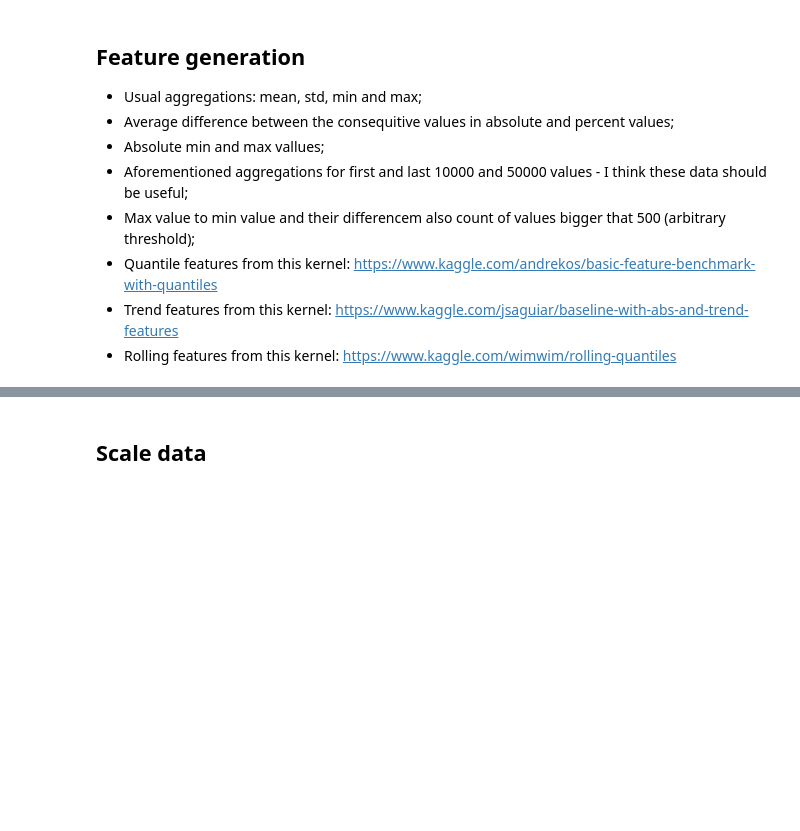
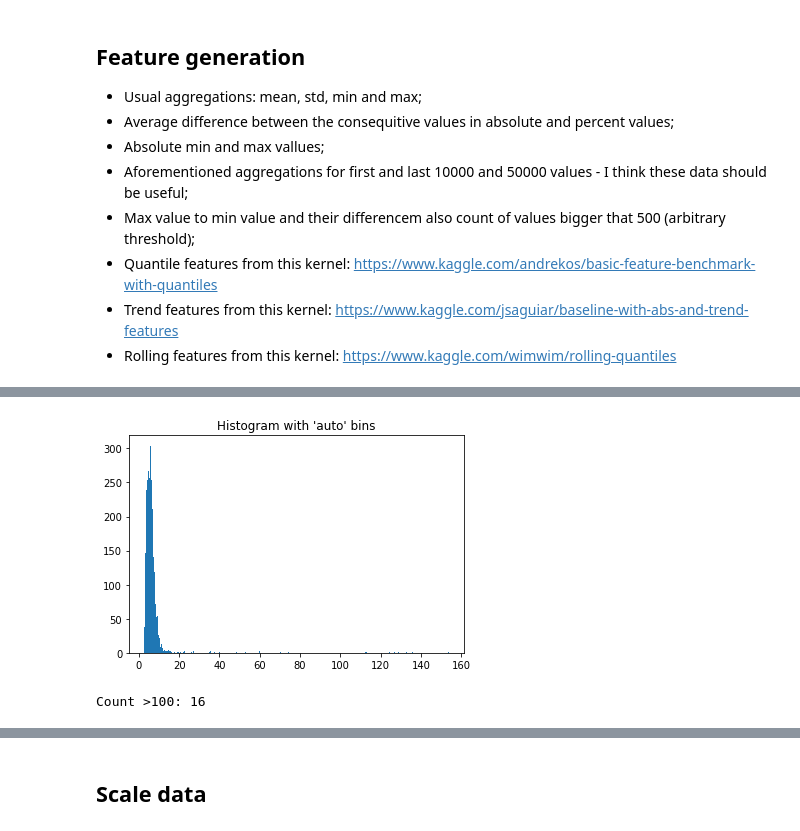
Before and after one commit to ricarddelgado/lanl-earthquake-kaggle, a Jupyter notebook: lanl_master_notebook.ipynb, the cells around one changed output, grey strips where cells are left out. Drawn from its saved outputs; the diff is of its cells as text; code cells hidden in the pictures; blank space fills up the shorter version.

```diff
--- a/lanl_master_notebook.ipynb
+++ b/lanl_master_notebook.ipynb
@@ -44,7 +47,7 @@ random.seed(1013)
 # %% [markdown]
 Load/compute the necessary features
 # %%
-compute_features = False
+compute_features = True
 # The computed features are saved in an hdf file along with the time_to_failure to
 # save the time spend reading the training data and the feature computation
 #train_data_format = 'csv'
@@ -128,7 +131,8 @@ else:
 
     #Compute features for the training data
     segment_size = 150000
-    segment_start_ids = generate_segment_start_ids('uniform_no_jump', segment_size, train)
+    #segment_start_ids = generate_segment_start_ids('uniform_no_jump', segment_size, train)
+    segment_start_ids = generate_segment_start_ids('uniform', segment_size, train)
     X_tr = pd.DataFrame(index=range(len(segment_start_ids)), dtype=np.float64)
     y_tr = pd.DataFrame(index=range(len(segment_start_ids)), dtype=np.float64, columns=['time_to_failure'])
     for idx in tqdm_notebook(range(len(segment_start_ids))):
@@ -172,0 +181,8 @@ Reading hdf files:Done
+# %%
+plt.hist(X_tr['std'], bins='auto')  # arguments are passed to np.histogram
+plt.title("Histogram with 'auto' bins")
+plt.show()
+print(f"Count >100: {np.sum(X_tr['std']>100)}")
+# %% [output]
+[figure, added]
+Count >100: 16
```
Also changed, not shown: parts of 58 cells of this notebook, 5 other files.
